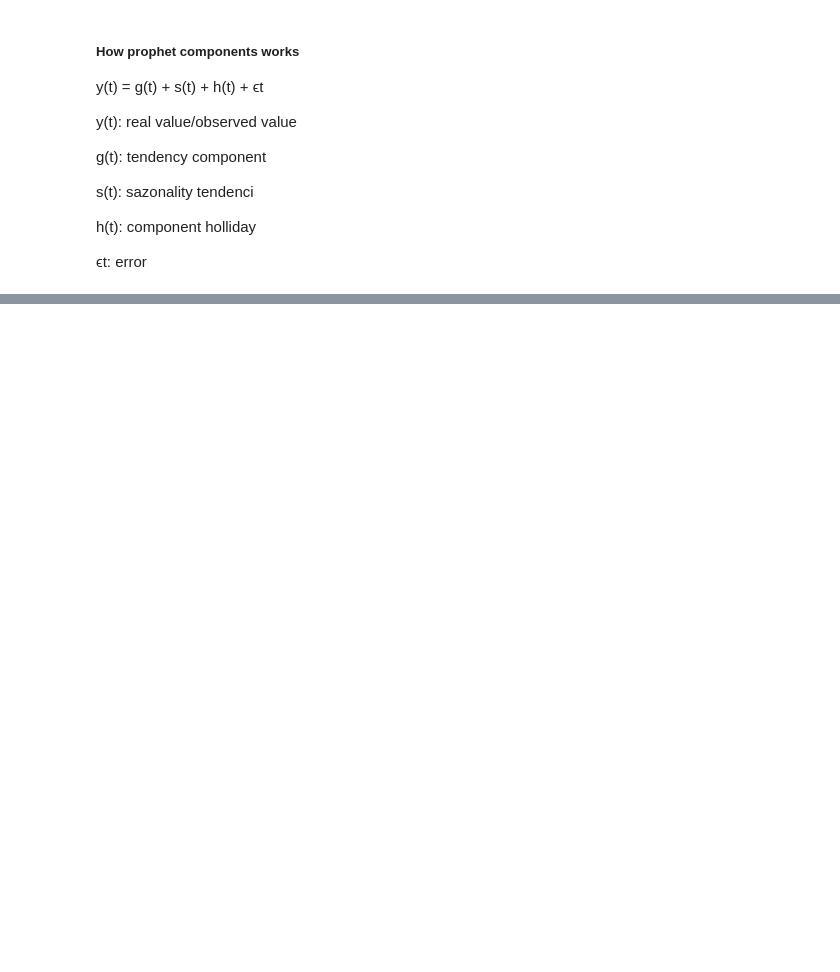
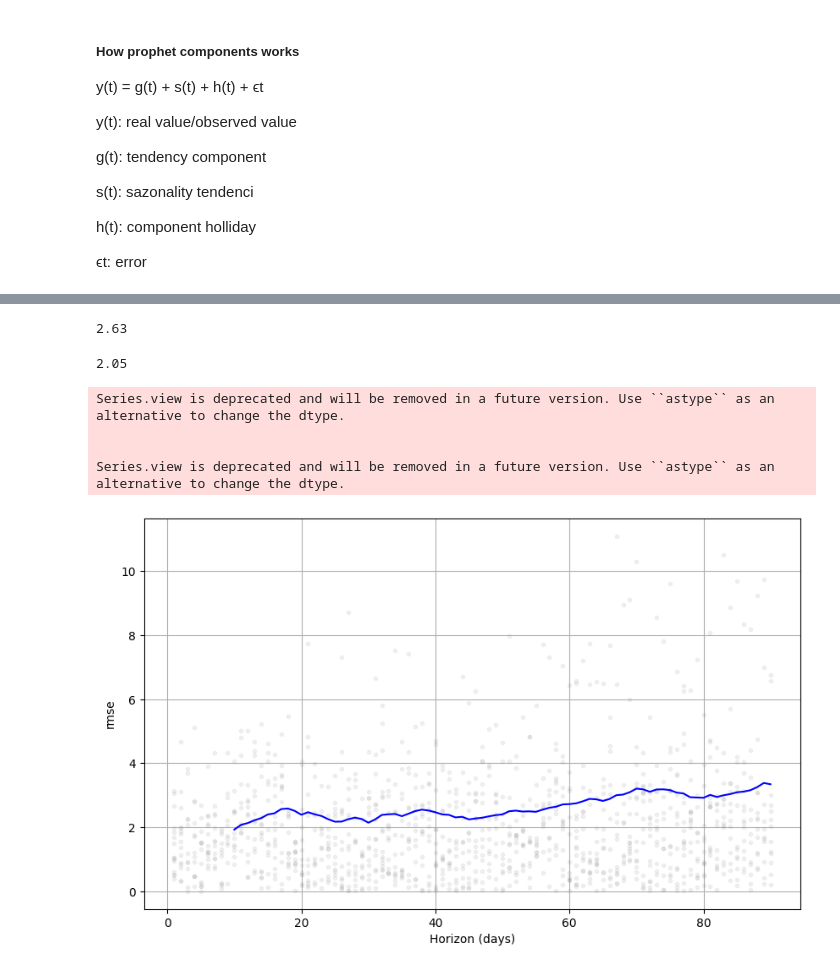
Before and after one commit to IronZiiz/Data-Science_Time-Series, a Jupyter notebook: HW_Forecast_temp_model.ipynb, the cells around one changed output, grey strips where cells are left out. Drawn from its saved outputs; the diff is of its cells as text; code cells hidden in the pictures; blank space fills up the shorter version.

```diff
--- a/HW_Forecast_temp_model.ipynb
+++ b/HW_Forecast_temp_model.ipynb
@@ -209,0 +414,3 @@ h(t): component holliday
+# %%
+df_cv = cross_validation(model_final, initial = '365.25 days', period = '45 days', horizon = '90 days')
+df_cv
@@ -209,0 +478,16 @@ h(t): component holliday
+# %%
+df_performance['rmse'].mean().round(2)
+# %% [output]
+2.63
+# %%
+df_performance['mae'].mean().round(2)
+# %% [output]
+2.05
+# %%
+plot_cross_validation_metric(df_cv, metric = 'rmse');
+# %% [output]
+Series.view is deprecated and will be removed in a future version. Use ``astype`` as an alternative to change the dtype.
+
+
+Series.view is deprecated and will be removed in a future version. Use ``astype`` as an alternative to change the dtype.
+[figure, added]
```
Also changed, not shown: parts of 30 cells of this notebook.
